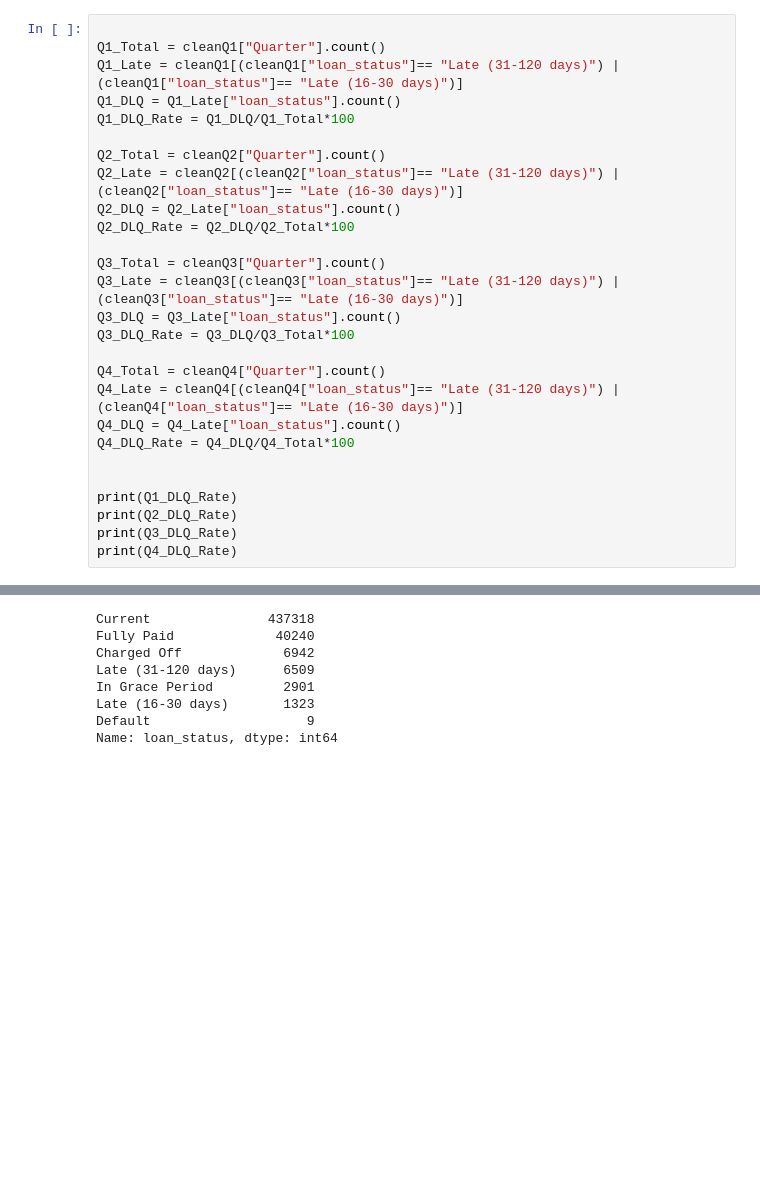
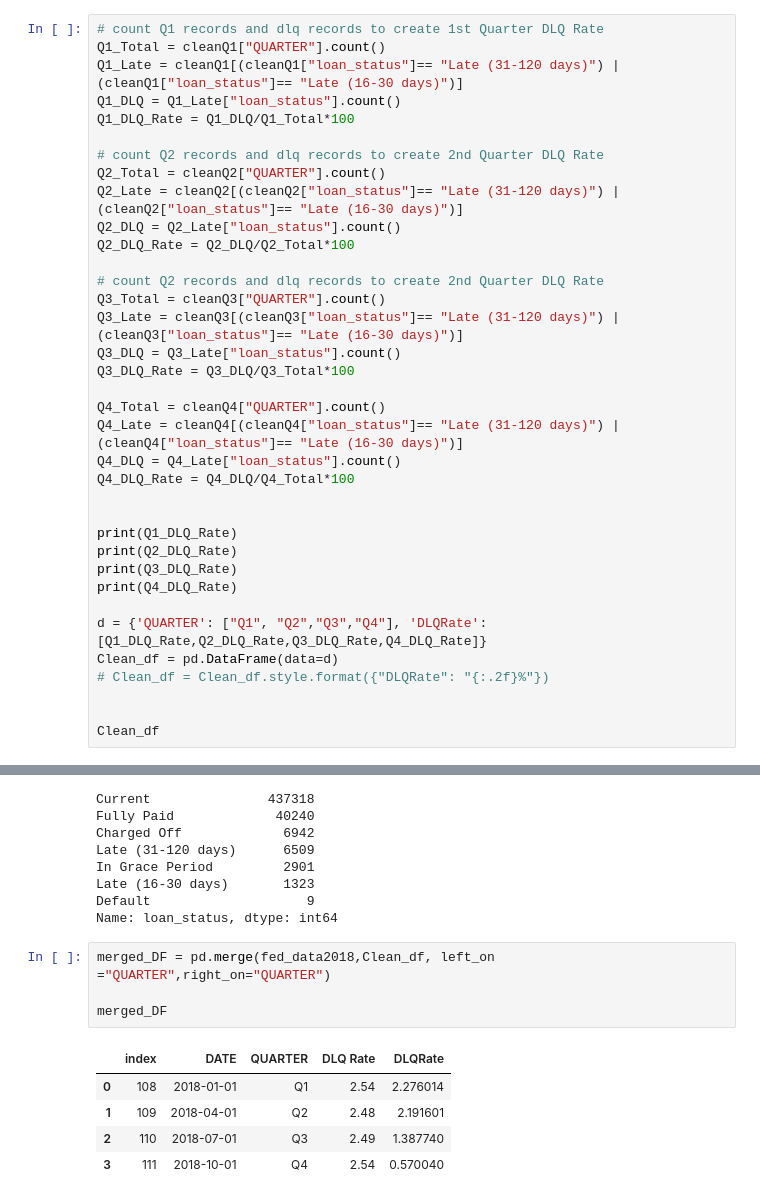
Before and after one commit to Ironbark427/Team-1, a Jupyter notebook: dlq_data.ipynb, the cells around one changed output, grey strips where cells are left out. Cells and saved outputs as stored; diff of their text form; blank space fills up the shorter version.

```diff
--- a/dlq_data.ipynb
+++ b/dlq_data.ipynb
@@ -55,21 +70,23 @@ fed_data2018
 # %%
-
-Q1_Total = cleanQ1["Quarter"].count()
+# count Q1 records and dlq records to create 1st Quarter DLQ Rate
+Q1_Total = cleanQ1["QUARTER"].count()
 Q1_Late = cleanQ1[(cleanQ1["loan_status"]== "Late (31-120 days)") | (cleanQ1["loan_status"]== "Late (16-30 days)")]
 Q1_DLQ = Q1_Late["loan_status"].count()
 Q1_DLQ_Rate = Q1_DLQ/Q1_Total*100
 
-Q2_Total = cleanQ2["Quarter"].count()
+# count Q2 records and dlq records to create 2nd Quarter DLQ Rate
+Q2_Total = cleanQ2["QUARTER"].count()
 Q2_Late = cleanQ2[(cleanQ2["loan_status"]== "Late (31-120 days)") | (cleanQ2["loan_status"]== "Late (16-30 days)")]
 Q2_DLQ = Q2_Late["loan_status"].count()
 Q2_DLQ_Rate = Q2_DLQ/Q2_Total*100
 
-Q3_Total = cleanQ3["Quarter"].count()
+# count Q2 records and dlq records to create 2nd Quarter DLQ Rate
+Q3_Total = cleanQ3["QUARTER"].count()
 Q3_Late = cleanQ3[(cleanQ3["loan_status"]== "Late (31-120 days)") | (cleanQ3["loan_status"]== "Late (16-30 days)")]
 Q3_DLQ = Q3_Late["loan_status"].count()
 Q3_DLQ_Rate = Q3_DLQ/Q3_Total*100
 
-Q4_Total = cleanQ4["Quarter"].count()
+Q4_Total = cleanQ4["QUARTER"].count()
 Q4_Late = cleanQ4[(cleanQ4["loan_status"]== "Late (31-120 days)") | (cleanQ4["loan_status"]== "Late (16-30 days)")]
 Q4_DLQ = Q4_Late["loan_status"].count()
 Q4_DLQ_Rate = Q4_DLQ/Q4_Total*100
@@ -79,6 +96,13 @@ print(Q1_DLQ_Rate)
 print(Q2_DLQ_Rate)
 print(Q3_DLQ_Rate)
 print(Q4_DLQ_Rate)
+
+d = {'QUARTER': ["Q1", "Q2","Q3","Q4"], 'DLQRate': [Q1_DLQ_Rate,Q2_DLQ_Rate,Q3_DLQ_Rate,Q4_DLQ_Rate]}
+Clean_df = pd.DataFrame(data=d)
+# Clean_df = Clean_df.style.format({"DLQRate": "{:.2f}%"})
+
+
+Clean_df
 # %% [output]
 2.2760142401542685
 2.191600648456856
@@ -95,3 +124,13 @@ In Grace Period         2901
 Late (16-30 days)       1323
 Default                    9
 Name: loan_status, dtype: int64
+# %%
+merged_DF = pd.merge(fed_data2018,Clean_df, left_on ="QUARTER",right_on="QUARTER")
+
+merged_DF
+# %% [output]
+|  | index | DATE | QUARTER | DLQ Rate | DLQRate |
+| 0 | 108 | 2018-01-01 | Q1 | 2.54 | 2.276014 |
+| 1 | 109 | 2018-04-01 | Q2 | 2.48 | 2.191601 |
+| 2 | 110 | 2018-07-01 | Q3 | 2.49 | 1.387740 |
+| 3 | 111 | 2018-10-01 | Q4 | 2.54 | 0.570040 |
```
Also changed, not shown: parts of 7 cells of this notebook.
